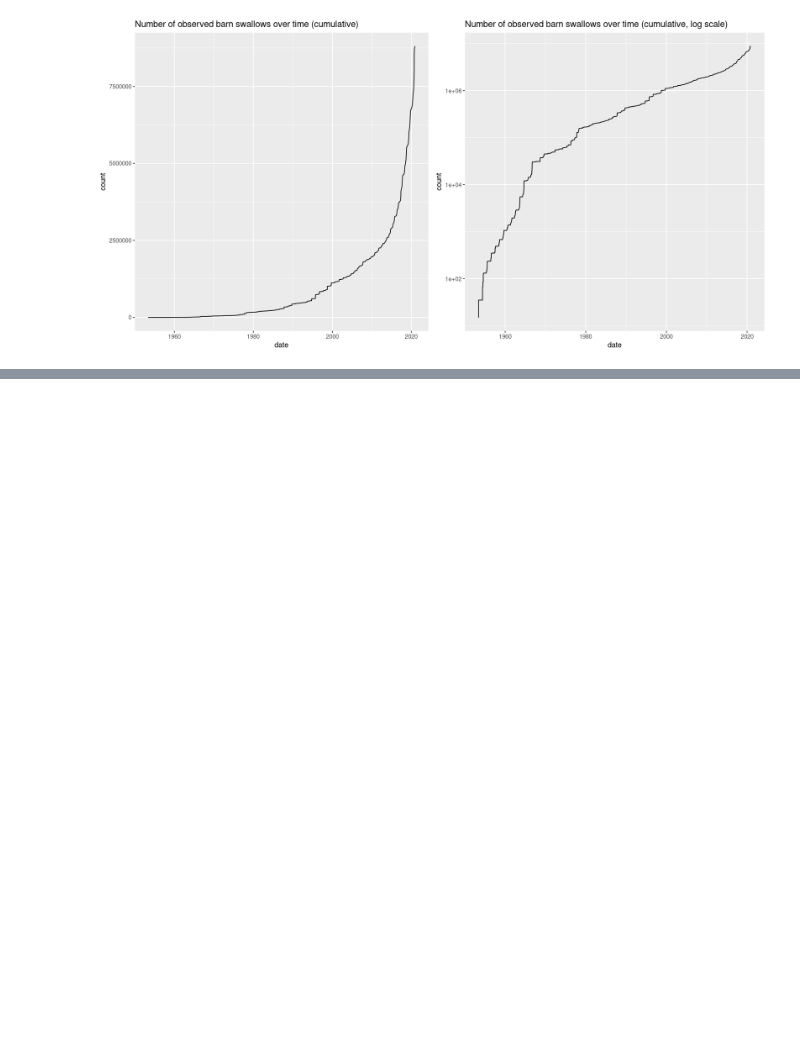
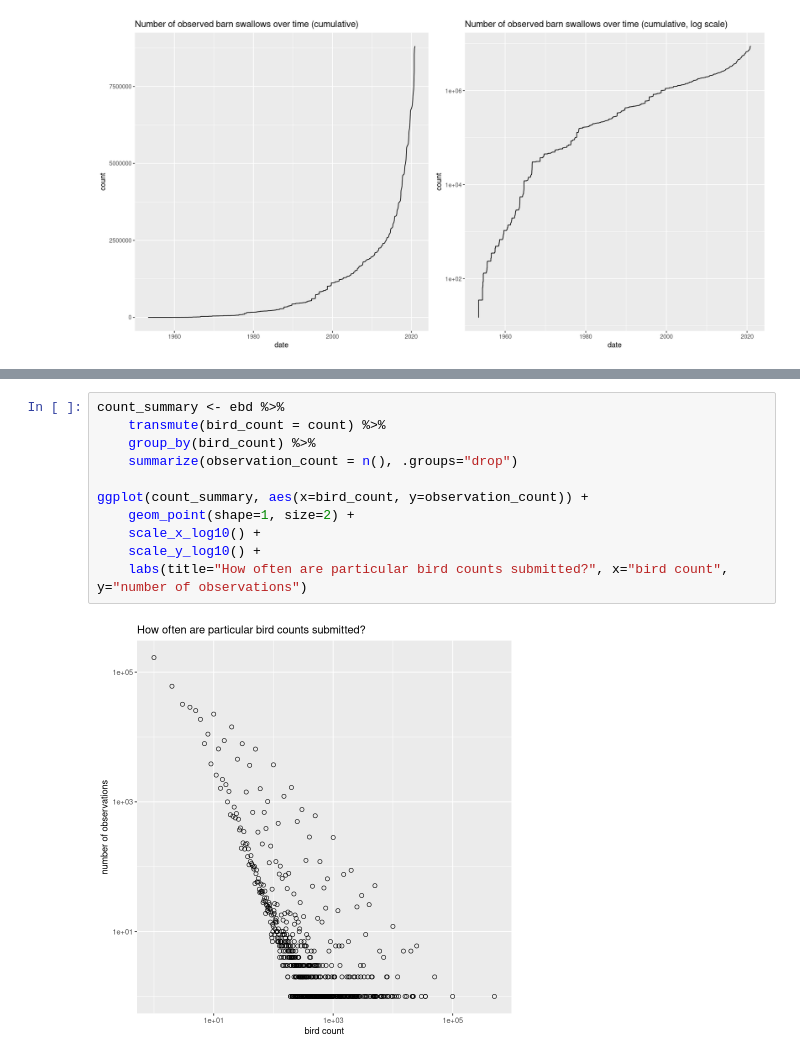
Before and after one commit to nimobeeren/2IMV20, a Jupyter notebook: InfoVis/scripts/ebird/playground.ipynb, the cells around one changed output, grey strips where cells are left out. Saved outputs shown, nothing was run; the diff lists cells and outputs as text; blank space fills up the shorter version.

```diff
--- a/InfoVis/scripts/ebird/playground.ipynb
+++ b/InfoVis/scripts/ebird/playground.ipynb
@@ -71,0 +146,13 @@ grid.arrange(plot_north, plot_south)
+# %%
+count_summary <- ebd %>%
+    transmute(bird_count = count) %>%
+    group_by(bird_count) %>%
+    summarize(observation_count = n(), .groups="drop")
+
+ggplot(count_summary, aes(x=bird_count, y=observation_count)) +
+    geom_point(shape=1, size=2) +
+    scale_x_log10() +
+    scale_y_log10() +
+    labs(title="How often are particular bird counts submitted?", x="bird count", y="number of observations")
+# %% [output]
+[figure, added]
```
Also changed, not shown: parts of 23 cells of this notebook.
